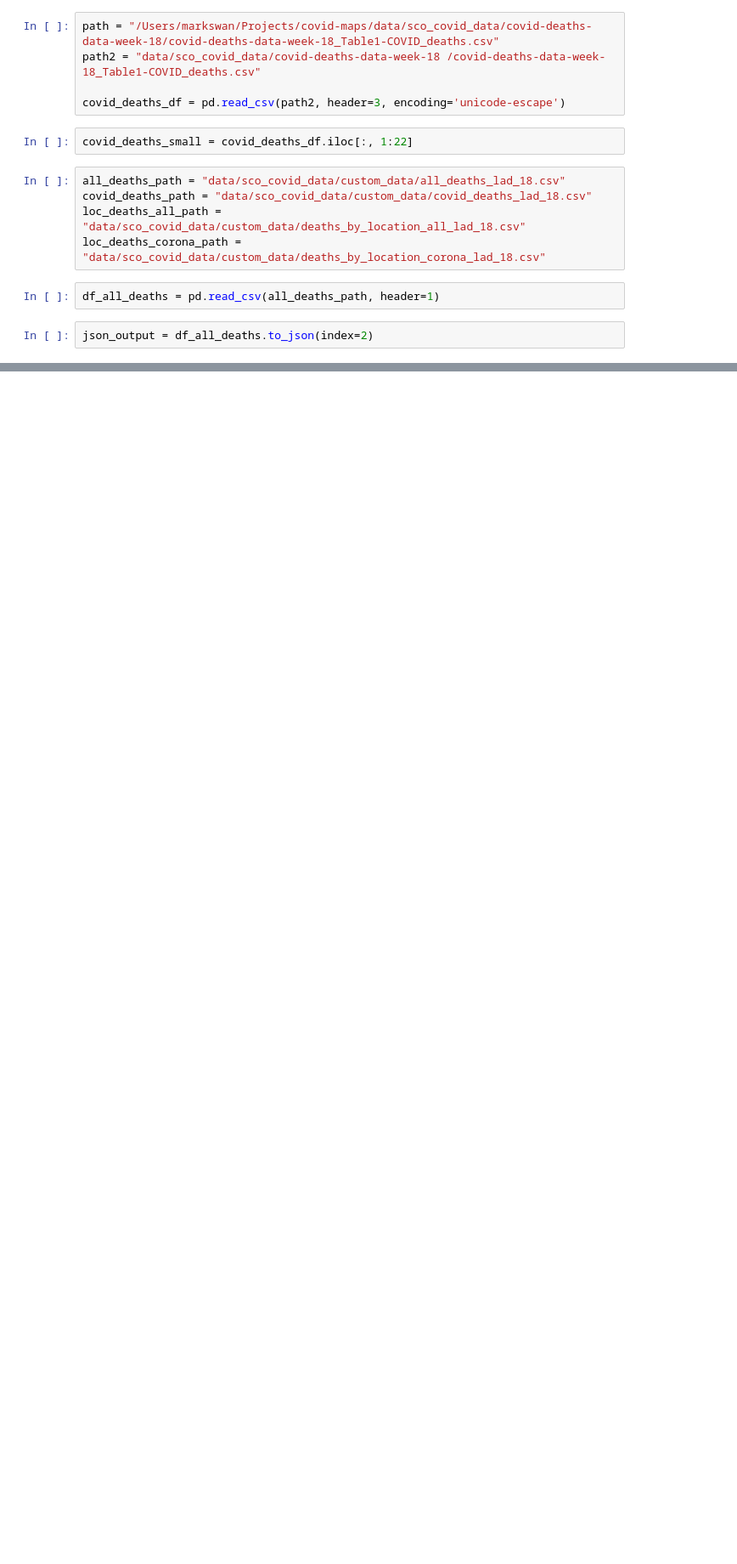
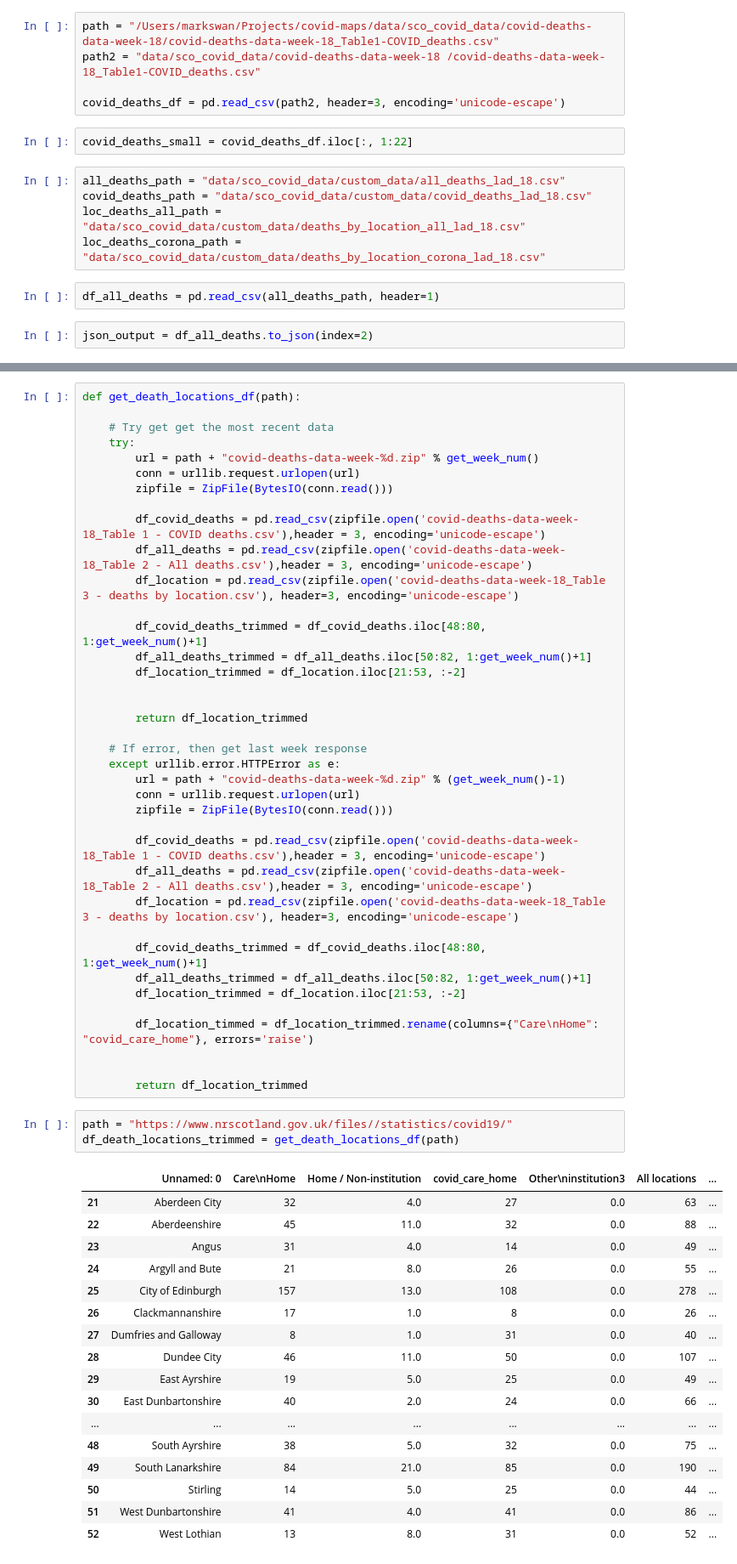
Before and after one commit to covidmaps/scotland, a Jupyter notebook: playground.ipynb, the cells around one changed output, grey strips where cells are left out. Shown: that part at 85% size. Drawn from its saved outputs; the diff is of its cells as text; blank space fills up the shorter version.

```diff
--- a/playground.ipynb
+++ b/playground.ipynb
@@ -23,0 +130,59 @@ json_output
+# %%
+def get_death_locations_df(path):
+
+    # Try get get the most recent data
+    try:
+        url = path + "covid-deaths-data-week-%d.zip" % get_week_num()
+        conn = urllib.request.urlopen(url)
+        zipfile = ZipFile(BytesIO(conn.read()))
+
+        df_covid_deaths = pd.read_csv(zipfile.open('covid-deaths-data-week-18_Table 1 - COVID deaths.csv'),header = 3, encoding='unicode-escape')
+        df_all_deaths = pd.read_csv(zipfile.open('covid-deaths-data-week-18_Table 2 - All deaths.csv'),header = 3, encoding='unicode-escape')
+        df_location = pd.read_csv(zipfile.open('covid-deaths-data-week-18_Table 3 - deaths by location.csv'), header=3, encoding='unicode-escape')
+
+        df_covid_deaths_trimmed = df_covid_deaths.iloc[48:80, 1:get_week_num()+1]
+        df_all_deaths_trimmed = df_all_deaths.iloc[50:82, 1:get_week_num()+1]
+        df_location_trimmed = df_location.iloc[21:53, :-2]
+
+
+        return df_location_trimmed
+
+    # If error, then get last week response
+    except urllib.error.HTTPError as e:
+        url = path + "covid-deaths-data-week-%d.zip" % (get_week_num()-1)
+        conn = urllib.request.urlopen(url)
+        zipfile = ZipFile(BytesIO(conn.read()))
+
+        df_covid_deaths = pd.read_csv(zipfile.open('covid-deaths-data-week-18_Table 1 - COVID deaths.csv'),header = 3, encoding='unicode-escape')
+        df_all_deaths = pd.read_csv(zipfile.open('covid-deaths-data-week-18_Table 2 - All deaths.csv'),header = 3, encoding='unicode-escape')
+        df_location = pd.read_csv(zipfile.open('covid-deaths-data-week-18_Table 3 - deaths by location.csv'), header=3, encoding='unicode-escape')
+
+        df_covid_deaths_trimmed = df_covid_deaths.iloc[48:80, 1:get_week_num()+1]
+        df_all_deaths_trimmed = df_all_deaths.iloc[50:82, 1:get_week_num()+1]
+        df_location_trimmed = df_location.iloc[21:53, :-2]
+
+        df_location_timmed = df_location_trimmed.rename(columns={"Care\nHome": "covid_care_home"}, errors='raise')
+
+
+        return df_location_trimmed
+# %%
+path = "https://www.nrscotland.gov.uk/files//statistics/covid19/"
+df_death_locations_trimmed = get_death_locations_df(path)
+# %% [output]
+|  | Unnamed: 0 | Care\nHome | Home / Non-institution | covid_care_home | Other\ninstitution3 | All locations | ... |
+| 21 | Aberdeen City | 32 | 4.0 | 27 | 0.0 | 63 | ... |
+| 22 | Aberdeenshire | 45 | 11.0 | 32 | 0.0 | 88 | ... |
+| 23 | Angus | 31 | 4.0 | 14 | 0.0 | 49 | ... |
+| 24 | Argyll and Bute | 21 | 8.0 | 26 | 0.0 | 55 | ... |
+| 25 | City of Edinburgh | 157 | 13.0 | 108 | 0.0 | 278 | ... |
+| 26 | Clackmannanshire | 17 | 1.0 | 8 | 0.0 | 26 | ... |
+| 27 | Dumfries and Galloway | 8 | 1.0 | 31 | 0.0 | 40 | ... |
+| 28 | Dundee City | 46 | 11.0 | 50 | 0.0 | 107 | ... |
+| 29 | East Ayrshire | 19 | 5.0 | 25 | 0.0 | 49 | ... |
+| 30 | East Dunbartonshire | 40 | 2.0 | 24 | 0.0 | 66 | ... |
+| ... | ... | ... | ... | ... | ... | ... | ... |
+| 48 | South Ayrshire | 38 | 5.0 | 32 | 0.0 | 75 | ... |
+| 49 | South Lanarkshire | 84 | 21.0 | 85 | 0.0 | 190 | ... |
+| 50 | Stirling | 14 | 5.0 | 25 | 0.0 | 44 | ... |
+| 51 | West Dunbartonshire | 41 | 4.0 | 41 | 0.0 | 86 | ... |
+| 52 | West Lothian | 13 | 8.0 | 31 | 0.0 | 52 | ... |
```
Also changed, not shown: parts of 15 cells of this notebook, 1 other file.
